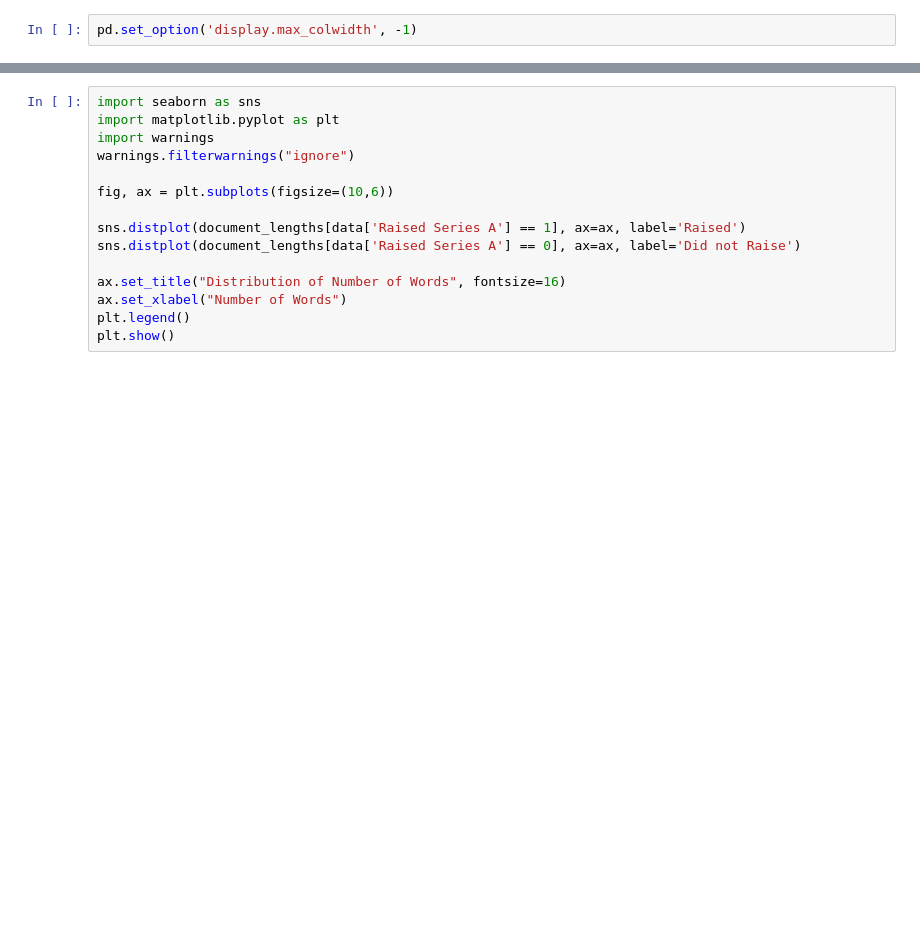
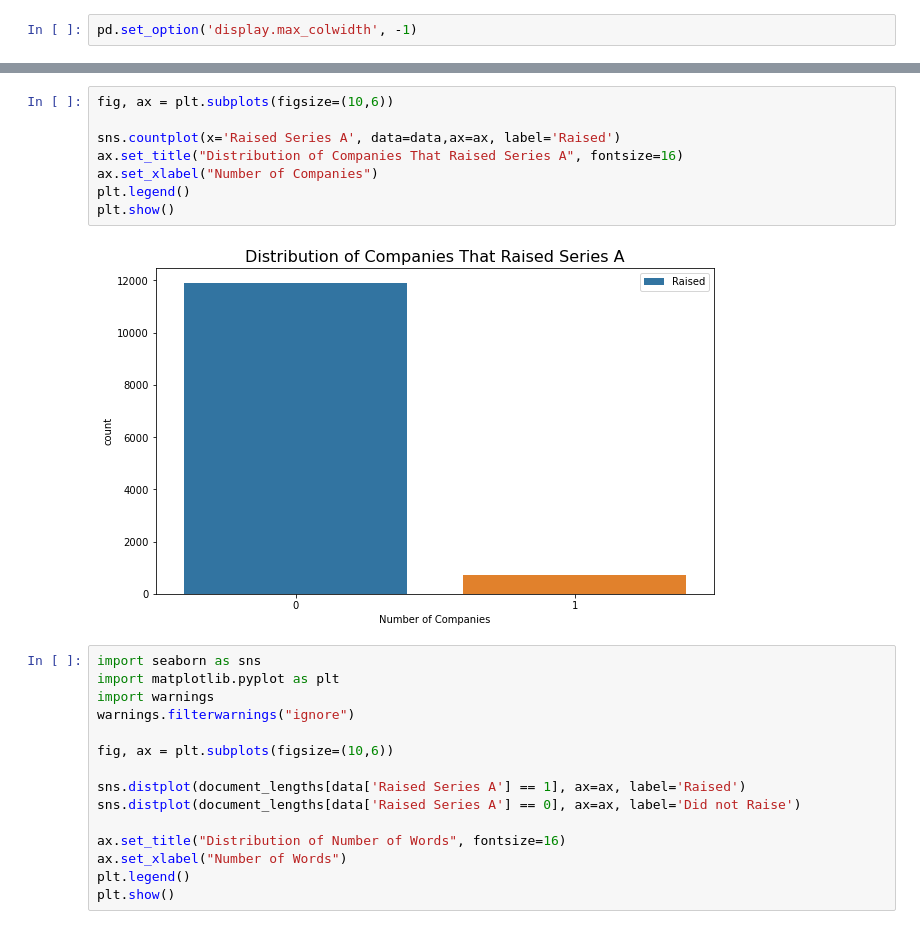
Before and after one commit to agpark1/VC-Sourcing-Model-Unit2-Build, a Jupyter notebook: 2A.ipynb, the cells around one changed output, grey strips where cells are left out. Cells and saved outputs as stored; diff of their text form; blank space fills up the shorter version.

```diff
--- a/2A.ipynb
+++ b/2A.ipynb
@@ -333,5 +338,15 @@ query.sample(5)
 Name: Organization Description, dtype: category
 Categories (12621, object): [A developing a comprehensive verification framework for Intelligent Autonomous Systems ., A fashion enterprise that provides a launchpad to fashion talent and brands using ...
+# %%
+fig, ax = plt.subplots(figsize=(10,6))
+
+sns.countplot(x='Raised Series A', data=data,ax=ax, label='Raised')
+ax.set_title("Distribution of Companies That Raised Series A", fontsize=16)
+ax.set_xlabel("Number of Companies")
+plt.legend()
+plt.show()
+# %% [output]
+[figure, added]
 # %%
 import seaborn as sns
 import matplotlib.pyplot as plt
```
Also changed, not shown: parts of 33 cells of this notebook.
